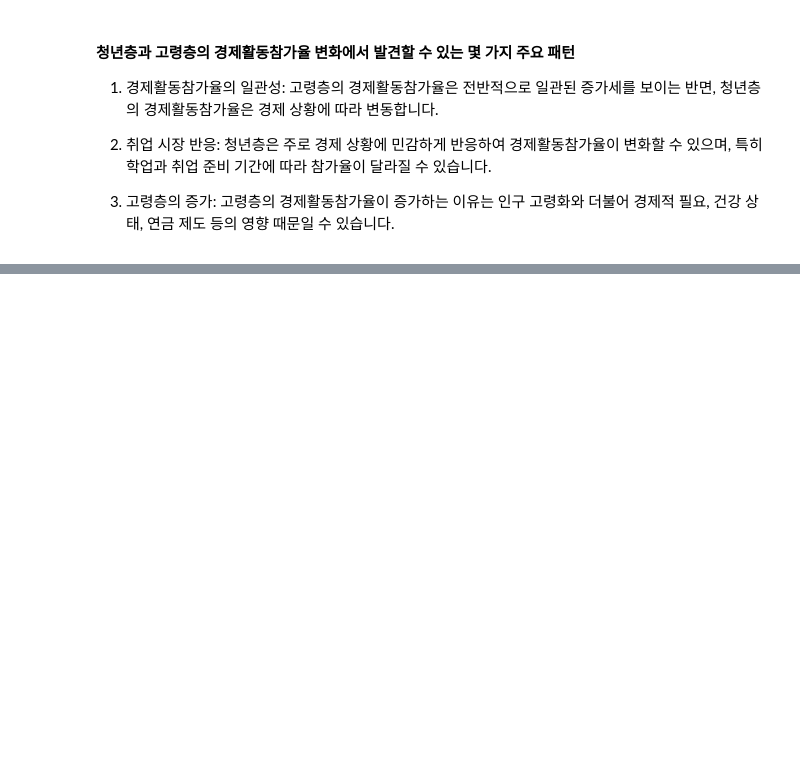
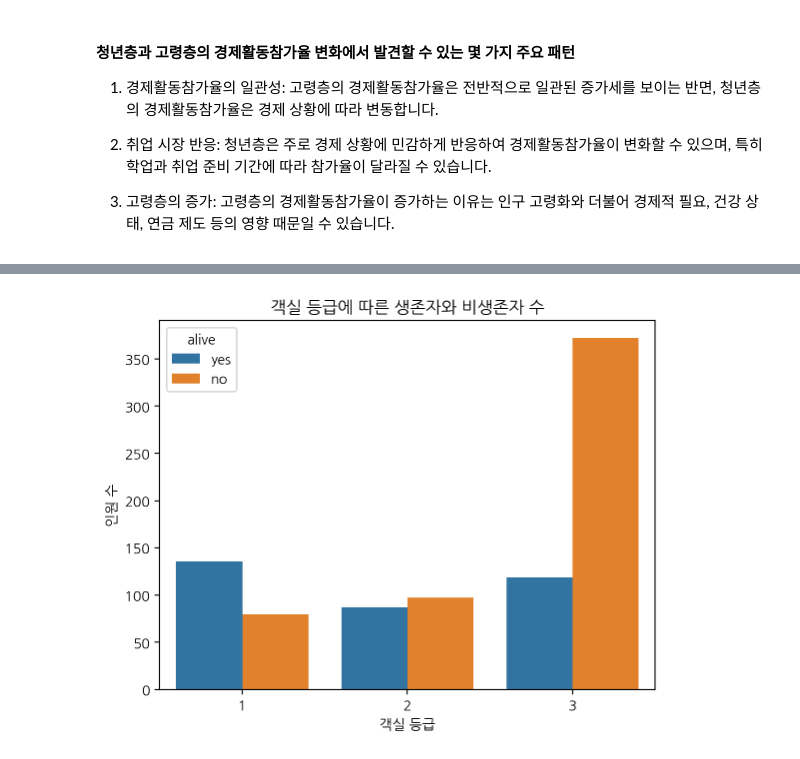
Before and after one commit to martinkim1/2024-1-my-BDA, a Jupyter notebook: 과제/데이터분석_과제.ipynb, the cells around one changed output, grey strips where cells are left out. Cells and saved outputs as stored; diff of their text form; code cells hidden in the pictures; blank space fills up the shorter version.

```diff
--- a/과제/데이터분석_과제.ipynb
+++ b/과제/데이터분석_과제.ipynb
@@ -231,0 +231,5 @@ print("고령자 고용률과 실업률의 상관관계:\n", correlation_elderly
+# %%
+import seaborn as sns
+
+# Titanic 데이터셋 불러오기
+titanic = sns.load_dataset('titanic')
@@ -231,0 +243,9 @@ print("고령자 고용률과 실업률의 상관관계:\n", correlation_elderly
+# %%
+# 1. 객실 등급에 따른 생존율 분석
+sns.countplot(data=titanic, x='pclass', hue='alive')
+plt.title('객실 등급에 따른 생존자와 비생존자 수')
+plt.xlabel('객실 등급')
+plt.ylabel('인원 수')
+plt.show()
+# %% [output]
+[figure, added]
```
Also changed, not shown: parts of 15 cells of this notebook.
